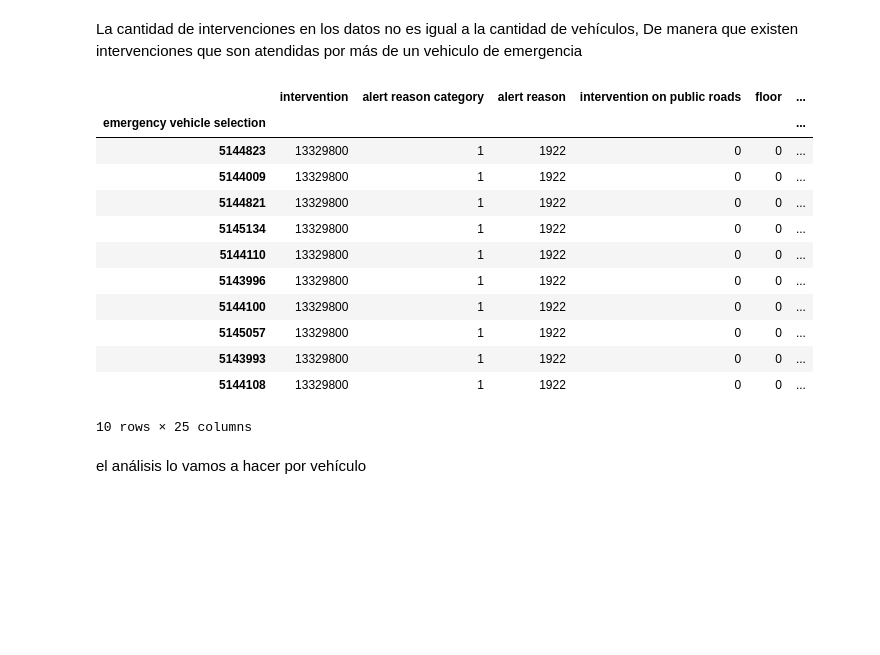
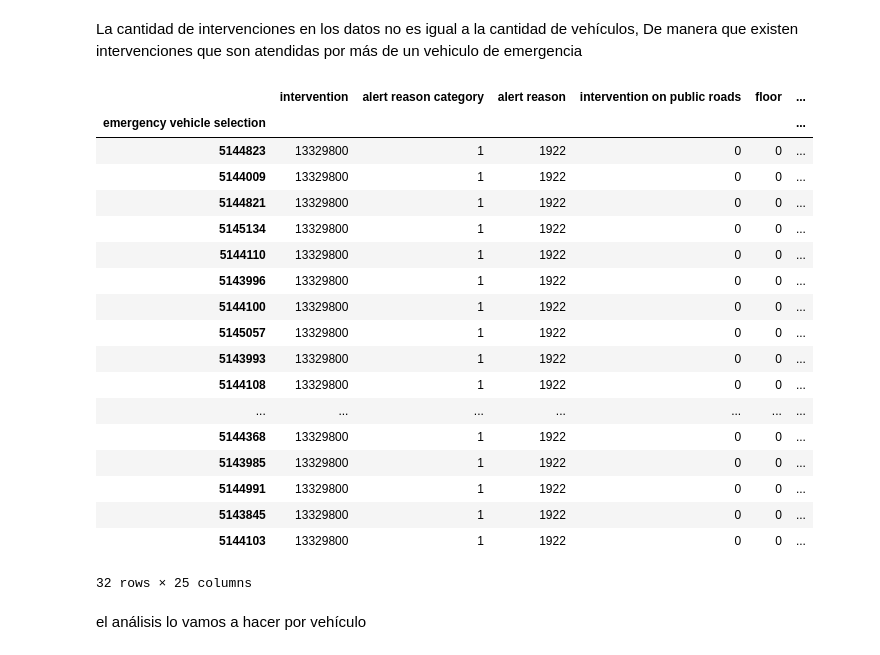
Before and after one commit to AnIsAsPe/Regresion-Robusta-para-estimar-tiempo-de-respuesta-de-un-servicio-de-emergencia, a Jupyter notebook: Notebooks/1_Response_time_Paris_Fire_Brigade_2022.ipynb, the cells around one changed output. Drawn from its saved outputs; the diff is of its cells as text; code cells hidden in the pictures; blank space fills up the shorter version.

```diff
--- a/Notebooks/1_Response_time_Paris_Fire_Brigade_2022.ipynb
+++ b/Notebooks/1_Response_time_Paris_Fire_Brigade_2022.ipynb
@@ -116,21 +116,27 @@ describe_datos(X)
 # %% [markdown]
 La cantidad de intervenciones en los datos no es igual a la cantidad de vehículos, De manera que existen intervenciones que son atendidas por más de un vehiculo de emergencia
 # %%
-X[X['intervention']==13329800].head(10)
+X[X['intervention']==13329800]
 # %% [output]
 |  | intervention | alert reason category | alert reason | intervention on public roads | floor | ... |
 | emergency vehicle selection |  |  |  |  |  | ... |
 | 5144823 | 13329800 | 1 | 1922 | 0 | 0 | ... |
 | 5144009 | 13329800 | 1 | 1922 | 0 | 0 | ... |
 | 5144821 | 13329800 | 1 | 1922 | 0 | 0 | ... |
 | 5145134 | 13329800 | 1 | 1922 | 0 | 0 | ... |
 | 5144110 | 13329800 | 1 | 1922 | 0 | 0 | ... |
 | 5143996 | 13329800 | 1 | 1922 | 0 | 0 | ... |
 | 5144100 | 13329800 | 1 | 1922 | 0 | 0 | ... |
 | 5145057 | 13329800 | 1 | 1922 | 0 | 0 | ... |
 | 5143993 | 13329800 | 1 | 1922 | 0 | 0 | ... |
 | 5144108 | 13329800 | 1 | 1922 | 0 | 0 | ... |
+| ... | ... | ... | ... | ... | ... | ... |
+| 5144368 | 13329800 | 1 | 1922 | 0 | 0 | ... |
+| 5143985 | 13329800 | 1 | 1922 | 0 | 0 | ... |
+| 5144991 | 13329800 | 1 | 1922 | 0 | 0 | ... |
+| 5143845 | 13329800 | 1 | 1922 | 0 | 0 | ... |
+| 5144103 | 13329800 | 1 | 1922 | 0 | 0 | ... |
-10 rows × 25 columns
+32 rows × 25 columns
 # %% [markdown]
 el análisis lo vamos a hacer por vehículo
 # %%
```
Also changed, not shown: parts of 7 cells of this notebook.
